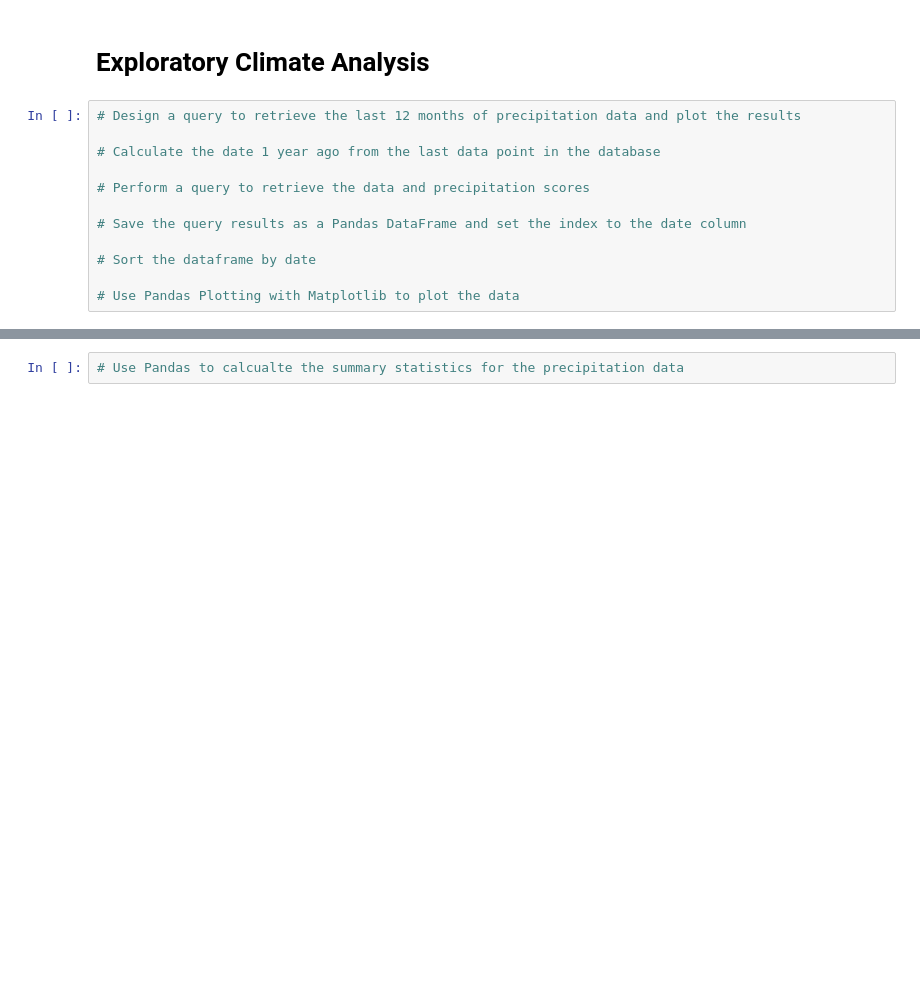
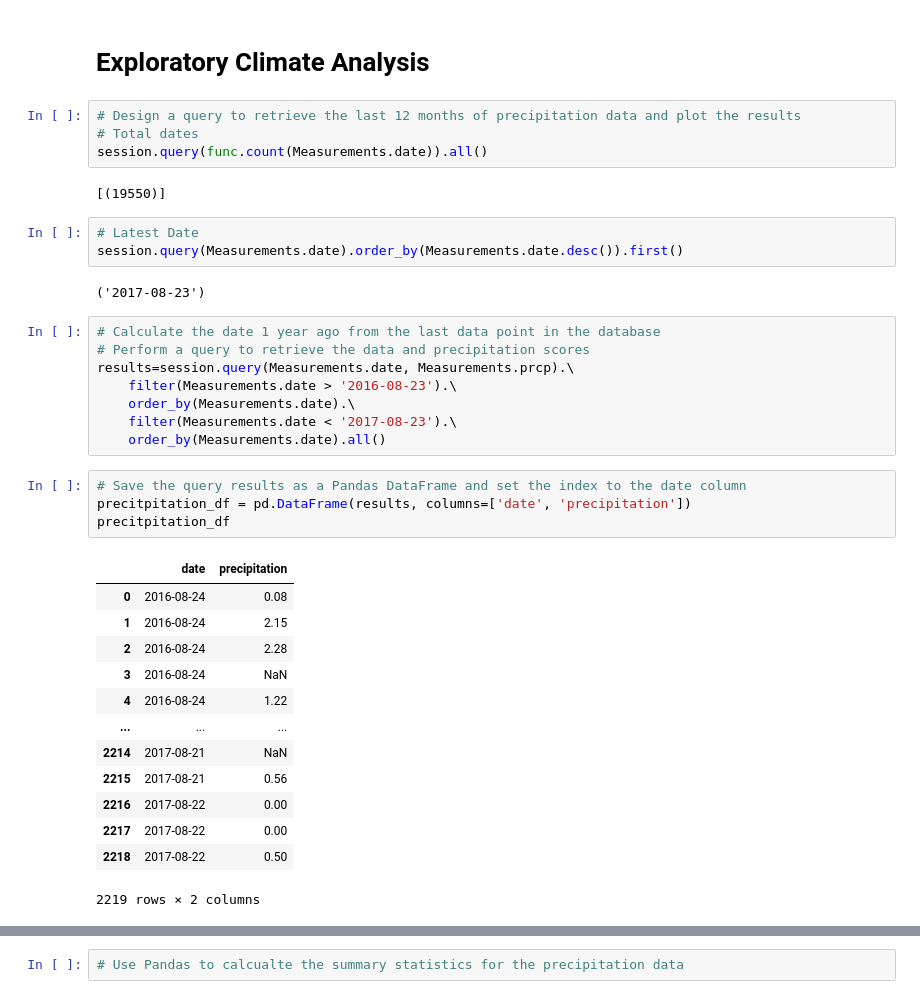
Before and after one commit to cmcoder9/sqlalchemy-challenge, a Jupyter notebook: climate_starter.ipynb, the cells around one changed output, grey strips where cells are left out. Saved outputs shown, nothing was run; the diff lists cells and outputs as text; blank space fills up the shorter version.

```diff
--- a/climate_starter.ipynb
+++ b/climate_starter.ipynb
@@ -162,15 +174,40 @@ sqlalchemy.ext.automap.station
 session = Session(engine)
 # %% [markdown]
 # Exploratory Climate Analysis
+# %%
+# Design a query to retrieve the last 12 months of precipitation data and plot the results
+# Total dates
+session.query(func.count(Measurements.date)).all()
+# %% [output]
+[(19550)]
+# %%
+# Latest Date
+session.query(Measurements.date).order_by(Measurements.date.desc()).first()
+# %% [output]
+('2017-08-23')
 # %%
-# Design a query to retrieve the last 12 months of precipitation data and plot the results
-
 # Calculate the date 1 year ago from the last data point in the database
-
 # Perform a query to retrieve the data and precipitation scores
-
-# Save the query results as a Pandas DataFrame and set the index to the date column
-
-# Sort the dataframe by date
-
-# Use Pandas Plotting with Matplotlib to plot the data
+results=session.query(Measurements.date, Measurements.prcp).\
+    filter(Measurements.date > '2016-08-23').\
+    order_by(Measurements.date).\
+    filter(Measurements.date < '2017-08-23').\
+    order_by(Measurements.date).all()
+# %%
+# Save the query results as a Pandas DataFrame and set the index to the date column
+precitpitation_df = pd.DataFrame(results, columns=['date', 'precipitation'])
+precitpitation_df
+# %% [output]
+|  | date | precipitation |
+| 0 | 2016-08-24 | 0.08 |
+| 1 | 2016-08-24 | 2.15 |
+| 2 | 2016-08-24 | 2.28 |
+| 3 | 2016-08-24 | NaN |
+| 4 | 2016-08-24 | 1.22 |
+| ... | ... | ... |
+| 2214 | 2017-08-21 | NaN |
+| 2215 | 2017-08-21 | 0.56 |
+| 2216 | 2017-08-22 | 0.00 |
+| 2217 | 2017-08-22 | 0.00 |
+| 2218 | 2017-08-22 | 0.50 |
+2219 rows × 2 columns
```
Also changed, not shown: parts of 10 cells of this notebook.
